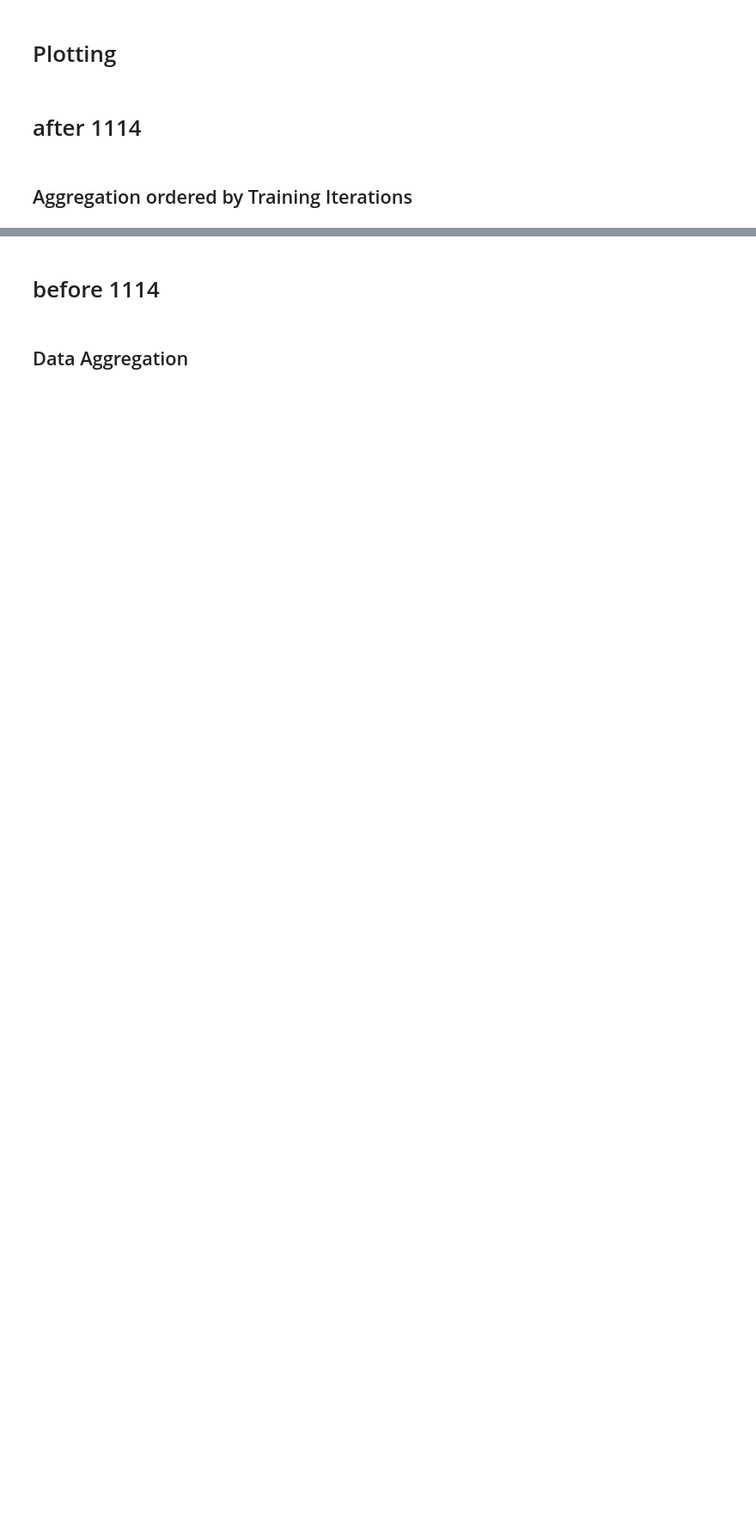
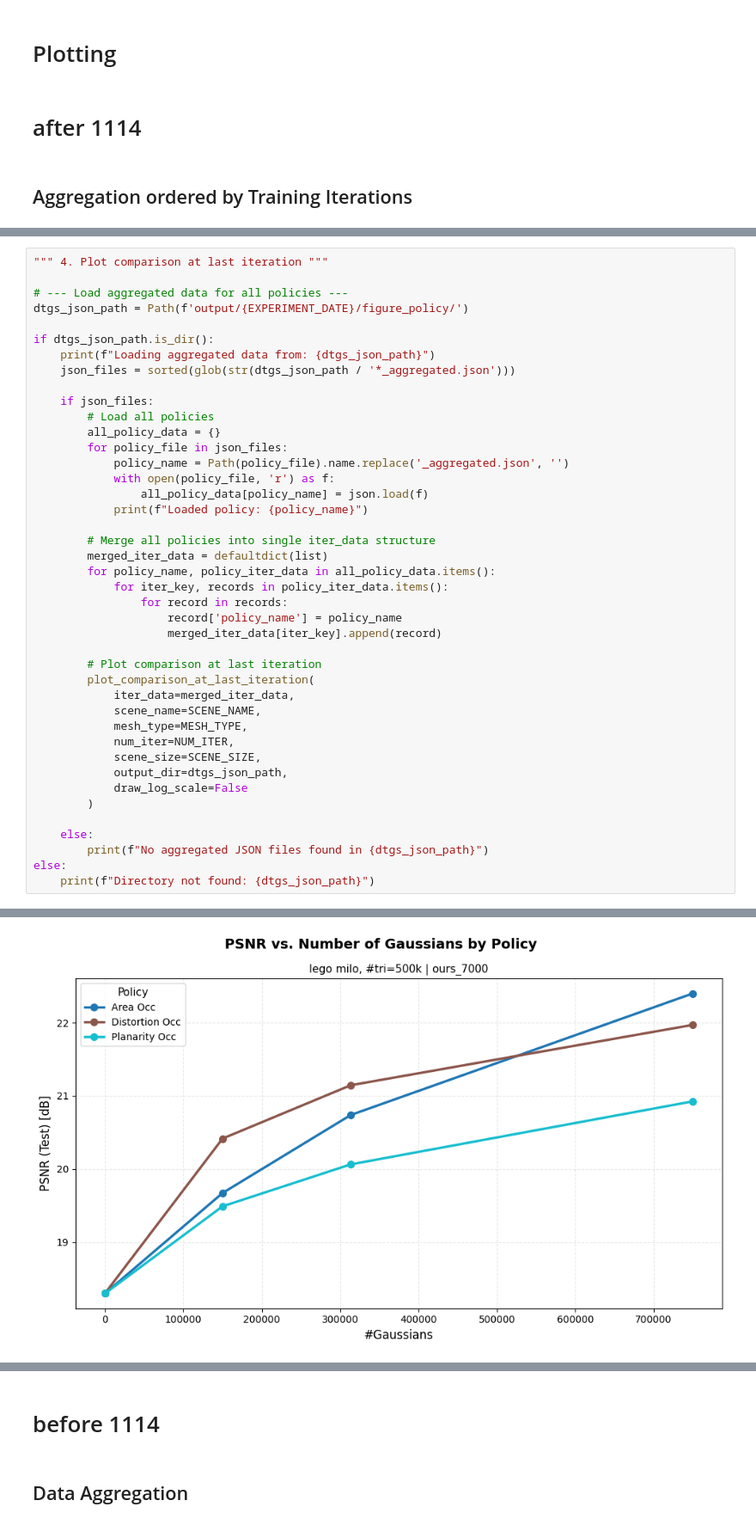
Before and after one commit to SYJINTW/mesh-splat, a Jupyter notebook: plot.ipynb, the cells around one changed output, grey strips where cells are left out. Shown at 86% size. Cells and saved outputs as stored; diff of their text form; blank space fills up the shorter version.

```diff
--- a/plot.ipynb
+++ b/plot.ipynb
@@ -378,0 +482,43 @@ Figure saved to output/1114_hotdog_colmap/figure_policy/lpips_vs_iterations_by_b
+# %%
+""" 4. Plot comparison at last iteration """
+
+# --- Load aggregated data for all policies ---
+dtgs_json_path = Path(f'output/{EXPERIMENT_DATE}/figure_policy/')
+
+if dtgs_json_path.is_dir():
+    print(f"Loading aggregated data from: {dtgs_json_path}")
+    json_files = sorted(glob(str(dtgs_json_path / '*_aggregated.json')))
+
+    if json_files:
+        # Load all policies
+        all_policy_data = {}
+        for policy_file in json_files:
+            policy_name = Path(policy_file).name.replace('_aggregated.json', '')
+            with open(policy_file, 'r') as f:
+                all_policy_data[policy_name] = json.load(f)
+            print(f"Loaded policy: {policy_name}")
+
+        # Merge all policies into single iter_data structure
+        merged_iter_data = defaultdict(list)
+        for policy_name, policy_iter_data in all_policy_data.items():
+            for iter_key, records in policy_iter_data.items():
+                for record in records:
+                    record['policy_name'] = policy_name
+                    merged_iter_data[iter_key].append(record)
+
+        # Plot comparison at last iteration
+        plot_comparison_at_last_iteration(
+            iter_data=merged_iter_data,
+            scene_name=SCENE_NAME,
+            mesh_type=MESH_TYPE,
+            num_iter=NUM_ITER,
+            scene_size=SCENE_SIZE,
+            output_dir=dtgs_json_path,
+            draw_log_scale=False
+        )
+
+    else:
+        print(f"No aggregated JSON files found in {dtgs_json_path}")
+else:
+    print(f"Directory not found: {dtgs_json_path}")
+# %% [output]
@@ -378,0 +532 @@ Figure saved to output/1114_hotdog_colmap/figure_policy/lpips_vs_iterations_by_b
+[figure, added]
```
Also changed, not shown: parts of 8 cells of this notebook, 7 other files.
